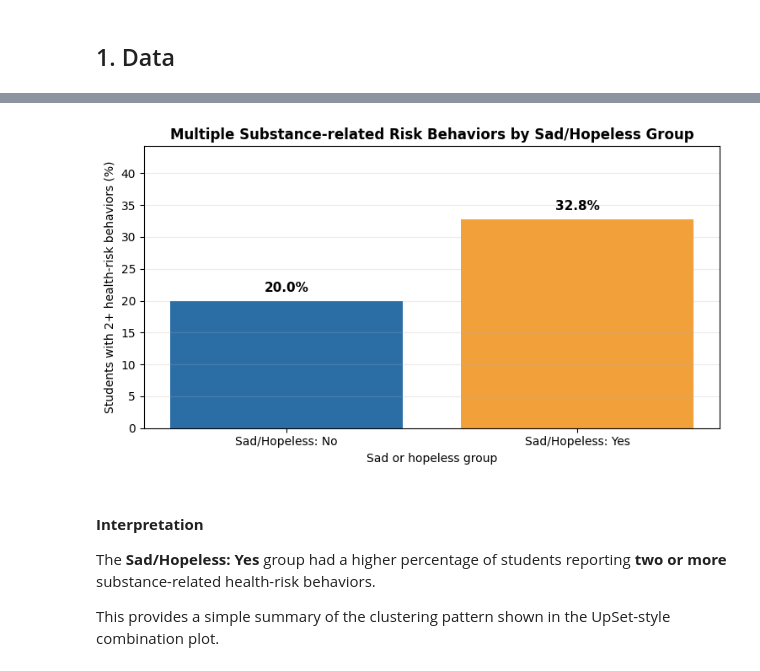
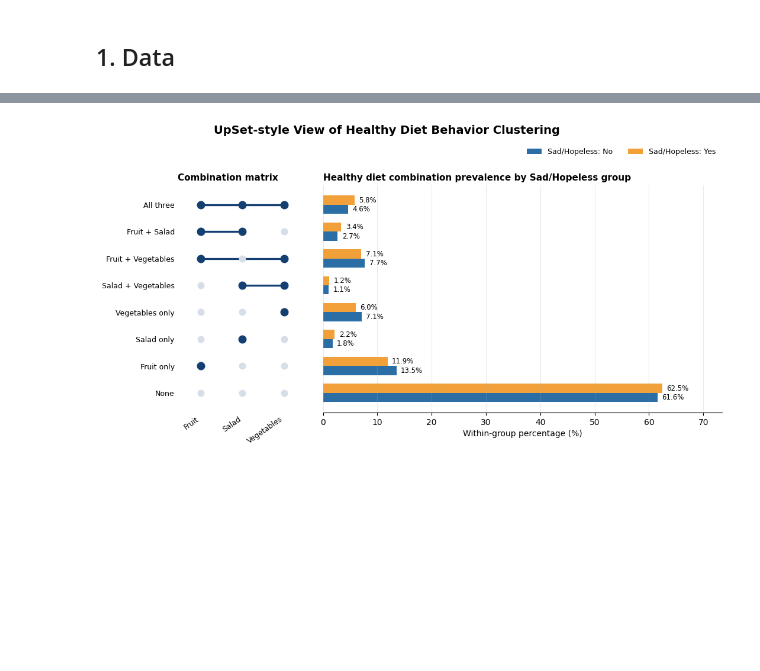
Before and after one commit to asd854026/2026-Spring-Stat2-Cycle3, a Jupyter notebook: notebooks/02_EDA_Additional.ipynb, the cells around one changed output, grey strips where cells are left out. Drawn from its saved outputs; the diff is of its cells as text; code cells hidden in the pictures; blank space fills up the shorter version.

```diff
--- a/notebooks/02_EDA_Additional.ipynb
+++ b/notebooks/02_EDA_Additional.ipynb
@@ -408,54 +425,25 @@ display(threshold_summary)
-# %%
-# ------------------------------------------------------------
-# 2+ behavior threshold bar chart
-# ------------------------------------------------------------
-plot_threshold = threshold_summary.copy()
-plot_threshold["sad_group"] = pd.Categorical(
-    plot_threshold["sad_group"],
-    categories=["Sad/Hopeless: No", "Sad/Hopeless: Yes"],
-    ordered=True
-)
-plot_threshold = plot_threshold.sort_values("sad_group")
-
-fig, ax = plt.subplots(figsize=(7.6, 4.3))
-
-bars = ax.bar(
-    plot_threshold["sad_group"].astype(str),
-    plot_threshold["two_or_more_percent"],
-    color=["#2b6ea6", "#f2a13a"]
-)
-
-ax.set_ylabel("Students with 2+ health-risk behaviors (%)")
-ax.set_xlabel("Sad or hopeless group")
-ax.set_title("Multiple Substance-related Risk Behaviors by Sad/Hopeless Group", fontweight="bold")
-ax.set_ylim(0, plot_threshold["two_or_more_percent"].max() * 1.35)
-ax.grid(axis="y", alpha=0.25)
-
-for bar, val in zip(bars, plot_threshold["two_or_more_percent"]):
-    ax.text(
-        bar.get_x() + bar.get_width() / 2,
-        bar.get_height() + 1,
-        f"{val:.1f}%",
-        ha="center",
-        va="bottom",
-        fontsize=11,
-        fontweight="bold"
-    )
-
-plt.tight_layout()
-
-fig.savefig(
-    FIG_DIR / "02_health_risk_two_or_more_bar_by_sad_group.png",
-    dpi=300,
-    bbox_inches="tight"
-)
-
-plt.show()
-# %% [output]
-[figure, removed]
-# %% [markdown]
-#### **Interpretation**
-
-The **Sad/Hopeless: Yes** group had a higher percentage of students reporting **two or more** substance-related health-risk behaviors.
-
-This provides a simple summary of the clustering pattern shown in the UpSet-style combination plot.
+# %%
+# ------------------------------------------------------------
+# Healthy diet behavior UpSet-style plot
+# ------------------------------------------------------------
+healthy_diet_plot_order = [
+    "All three",
+    "Fruit + Salad",
+    "Fruit + Vegetables",
+    "Salad + Vegetables",
+    "Vegetables only",
+    "Salad only",
+    "Fruit only",
+    "None"
+]
+
+plot_upset_style_combination(
+    combination_table=healthy_diet_combination_table,
+    plot_order=healthy_diet_plot_order,
+    behavior_cols=["Fruit", "Salad", "Vegetables"],
+    title="UpSet-style View of Healthy Diet Behavior Clustering",
+    bar_title="Healthy diet combination prevalence by Sad/Hopeless group",
+    output_filename="02_upset_style_healthy_diet_behavior_combinations.png"
+)
+# %% [output]
+[figure, added]
```
Also changed, not shown: parts of 20 cells of this notebook, 33 other files.
